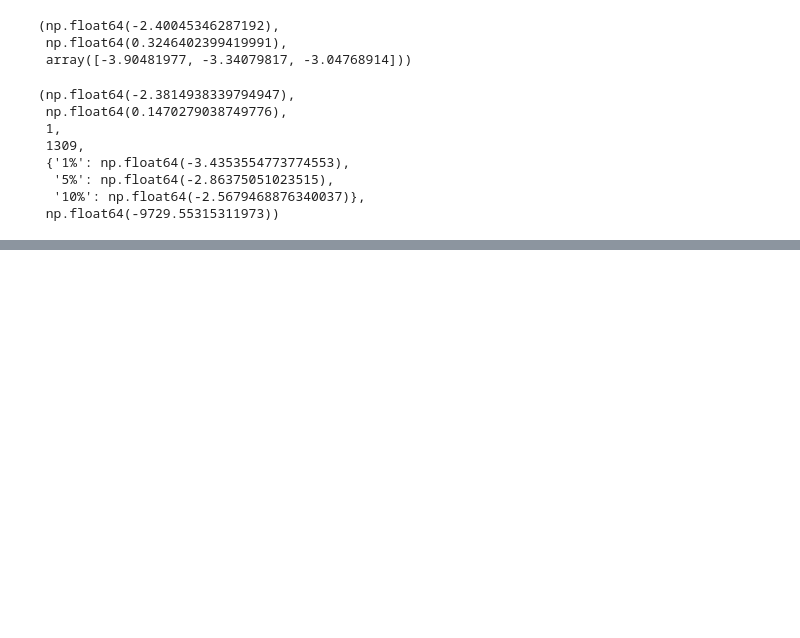
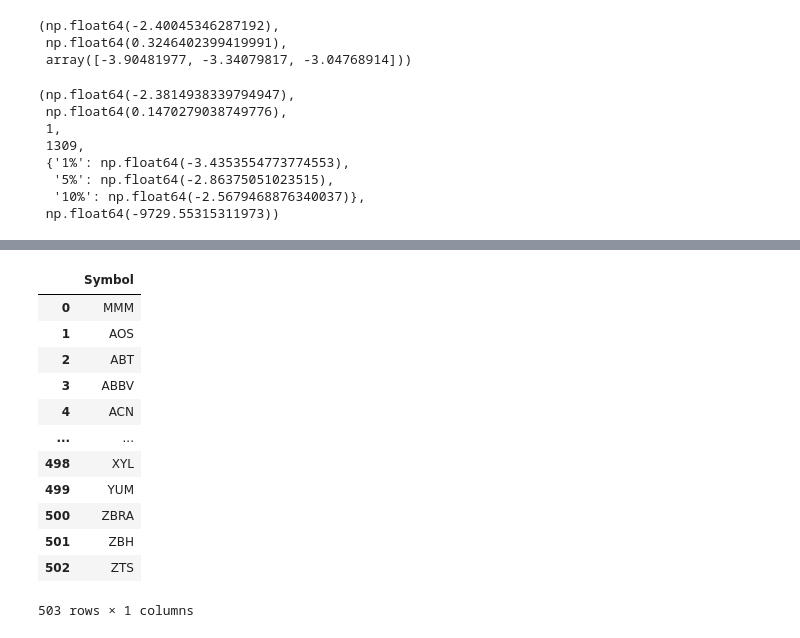
Before and after one commit to wqwphoon/stat_arb, a Jupyter notebook: notebooks/scraps.ipynb, the cells around one changed output, grey strips where cells are left out. Saved outputs shown, nothing was run; the diff lists cells and outputs as text; code cells hidden in the pictures; blank space fills up the shorter version.

Commit message:
web scraping to populate ticker list for default tickers

```diff
--- a/notebooks/scraps.ipynb
+++ b/notebooks/scraps.ipynb
@@ -124,0 +133,22 @@ ts = model.get_data()["^SPX"]
+# %%
+import pandas as pd
+
+link = r"https://en.wikipedia.org/wiki/List_of_S%26P_500_companies"
+
+wiki = pd.read_html(link)
+# %%
+wiki[0][["Symbol"]]
+# %% [output]
+|  | Symbol |
+| 0 | MMM |
+| 1 | AOS |
+| 2 | ABT |
+| 3 | ABBV |
+| 4 | ACN |
+| ... | ... |
+| 498 | XYL |
+| 499 | YUM |
+| 500 | ZBRA |
+| 501 | ZBH |
+| 502 | ZTS |
+503 rows × 1 columns
```
Also changed, not shown: parts of 2 cells of this notebook, 10 other files.
